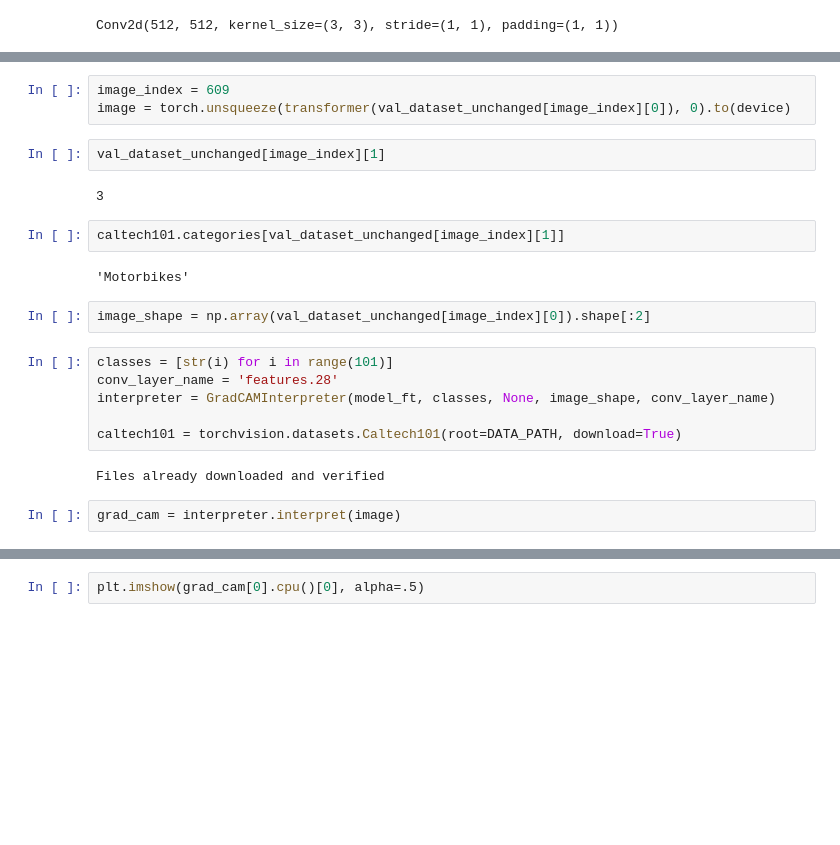
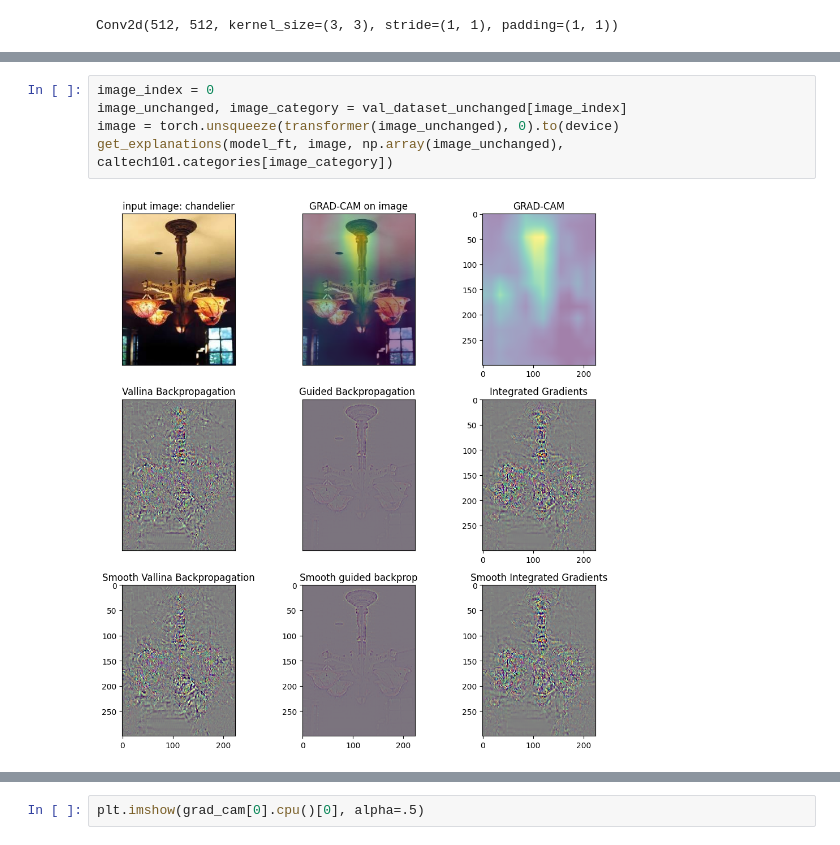
Before and after one commit to Leonid-Erlygin/lectures, a Jupyter notebook: l5_visualization/notebooks/caltech101_visualization.ipynb, the cells around one changed output, grey strips where cells are left out. Saved outputs shown, nothing was run; the diff lists cells and outputs as text; blank space fills up the shorter version.

```diff
--- a/l5_visualization/notebooks/caltech101_visualization.ipynb
+++ b/l5_visualization/notebooks/caltech101_visualization.ipynb
@@ -201,23 +356,7 @@ Conv2d(512, 512, kernel_size=(3, 3), stride=(1, 1), padding=(1, 1))
 # %%
-image_index = 609
-image = torch.unsqueeze(transformer(val_dataset_unchanged[image_index][0]), 0).to(device)
+image_index = 0
+image_unchanged, image_category = val_dataset_unchanged[image_index]
+image = torch.unsqueeze(transformer(image_unchanged), 0).to(device)
+get_explanations(model_ft, image, np.array(image_unchanged), caltech101.categories[image_category])
+# %% [output]
+[figure, added]
-# %%
-val_dataset_unchanged[image_index][1]
-# %% [output]
-3
-# %%
-caltech101.categories[val_dataset_unchanged[image_index][1]]
-# %% [output]
-'Motorbikes'
-# %%
-image_shape = np.array(val_dataset_unchanged[image_index][0]).shape[:2]
-# %%
-classes = [str(i) for i in range(101)]
-conv_layer_name = 'features.28'
-interpreter = GradCAMInterpreter(model_ft, classes, None, image_shape, conv_layer_name)
-
-caltech101 = torchvision.datasets.Caltech101(root=DATA_PATH, download=True)
-# %% [output]
-Files already downloaded and verified
-# %%
-grad_cam = interpreter.interpret(image)
```
Also changed, not shown: parts of 10 cells of this notebook.
